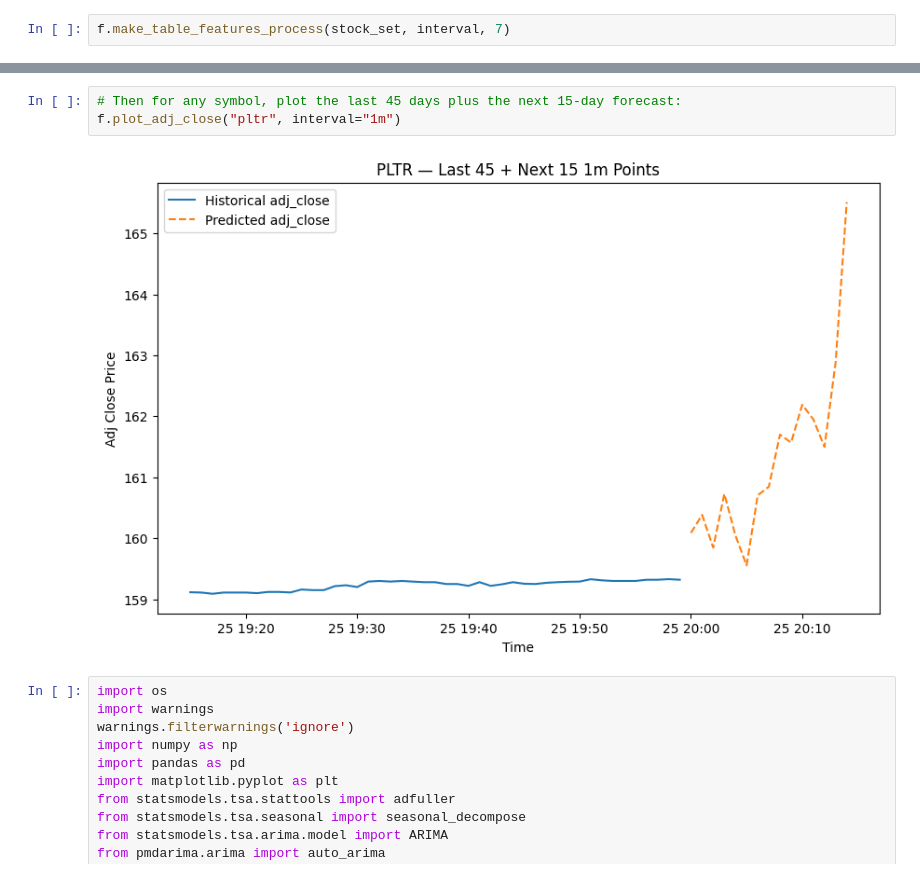
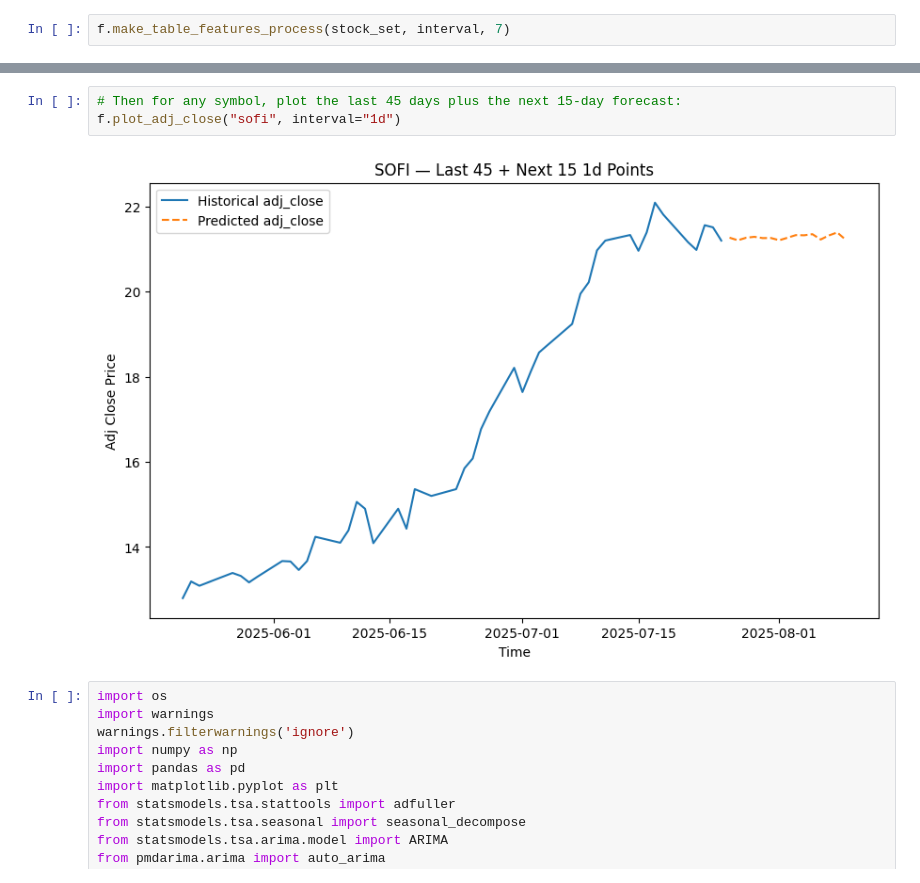
Before and after one commit to yuchild/stock_production_agg, a Jupyter notebook: validations.ipynb, the cells around one changed output, grey strips where cells are left out. Drawn from its saved outputs; the diff is of its cells as text.

```diff
--- a/validations.ipynb
+++ b/validations.ipynb
@@ -111,8 +70,8 @@ Regressor saved to ./models/xgboost_1m_regressor.pkl
 # %%
 # Then for any symbol, plot the last 45 days plus the next 15-day forecast:
-f.plot_adj_close("pltr", interval="1m")
+f.plot_adj_close("sofi", interval="1d")
 # %% [output]
-[figure, old version]
+[figure, new version]
 # %%
 import os
 import warnings
```
Also changed, not shown: parts of 6 cells of this notebook, 3 other files.
